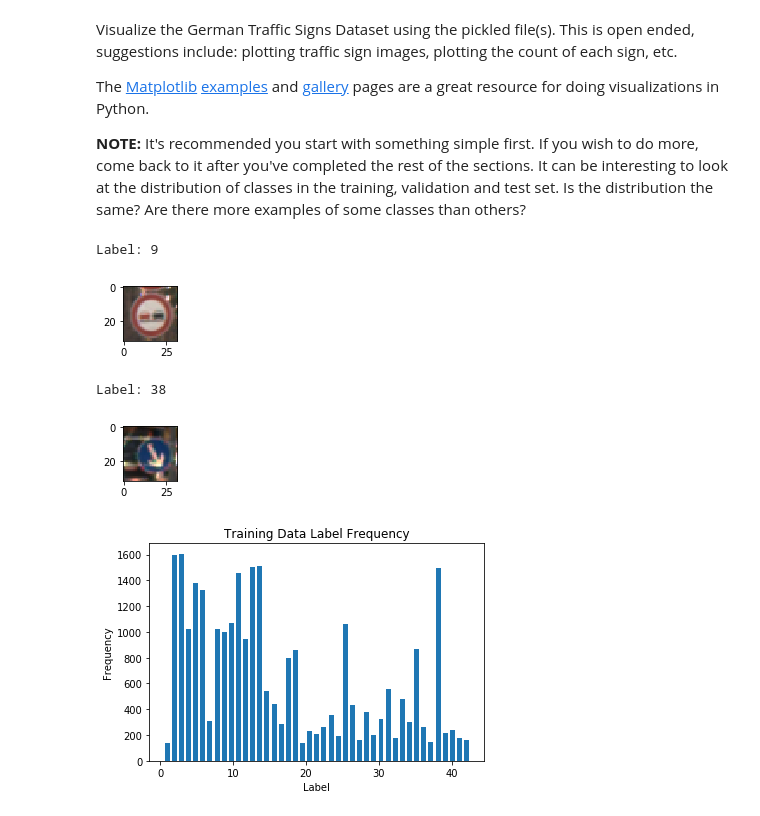
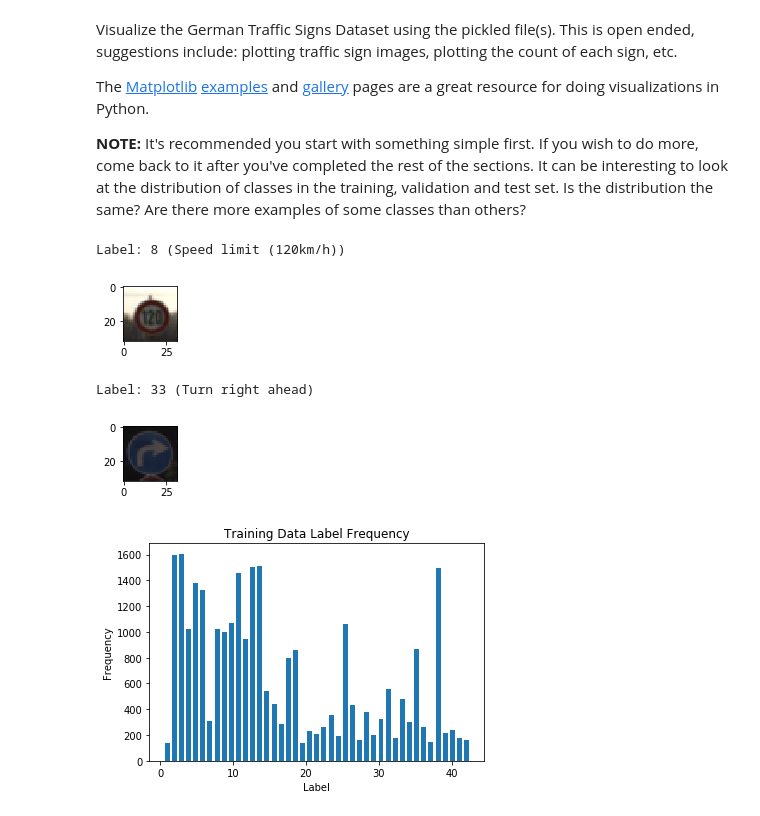
Before and after one commit to JJMats/traffic_sign_classifier, a Jupyter notebook: Traffic_Sign_Classifier.ipynb, the cells around one changed output. Cells and saved outputs as stored; diff of their text form; code cells hidden in the pictures.

```diff
--- a/Traffic_Sign_Classifier.ipynb
+++ b/Traffic_Sign_Classifier.ipynb
@@ -39,3 +39,9 @@ with open(testing_file, mode='rb') as f:
 X_train, y_train = train['features'], train['labels']
 X_valid, y_valid = valid['features'], valid['labels']
 X_test, y_test = test['features'], test['labels']
+# %%
+import pandas
+filename = 'signnames.csv'
+sign_names = pandas.read_csv(filename, header=0)
+sign_names = sign_names.SignName.tolist()
+print(sign_names)
@@ -136,24 +135,26 @@ import matplotlib.pyplot as plt
 # Visualizations will be shown in the notebook.
 %matplotlib inline
 
+
+# Visualize a random image from the training data set
 index = random.randint(0, len(X_train))
 image = X_train[index].squeeze()
-
 plt.figure(figsize=(1,1))
 plt.imshow(image, cmap="gray")
-print("Label:", y_train[index])
+print("Label: {} ({})".format(y_train[index], sign_names[y_train[index]]))
 # %% [output]
-Label: 9
+Label: 8 (Speed limit (120km/h))
-[figure, old version]
+[figure, new version]
 # %%
-index = random.randint(0, len(X_valid))
-image2 = X_valid[index].squeeze()
+# Visualize a random image from the validation data set
+index = random.randint(0, len(X_validation))
+image2 = X_validation[index].squeeze()
 plt.figure(figsize=(1,1))
 plt.imshow(image2)
-print("Label:", y_valid[index])
+print("Label: {} ({})".format(y_validation[index], sign_names[y_validation[index]]))
 # %% [output]
-Label: 38
+Label: 33 (Turn right ahead)
-[figure, old version]
+[figure, new version]
 # %%
 # Plot a histogram of the frequency of each label in the training data set
 fig, ax = plt.subplots()
```
Also changed, not shown: parts of 19 cells of this notebook, 6 other files.
